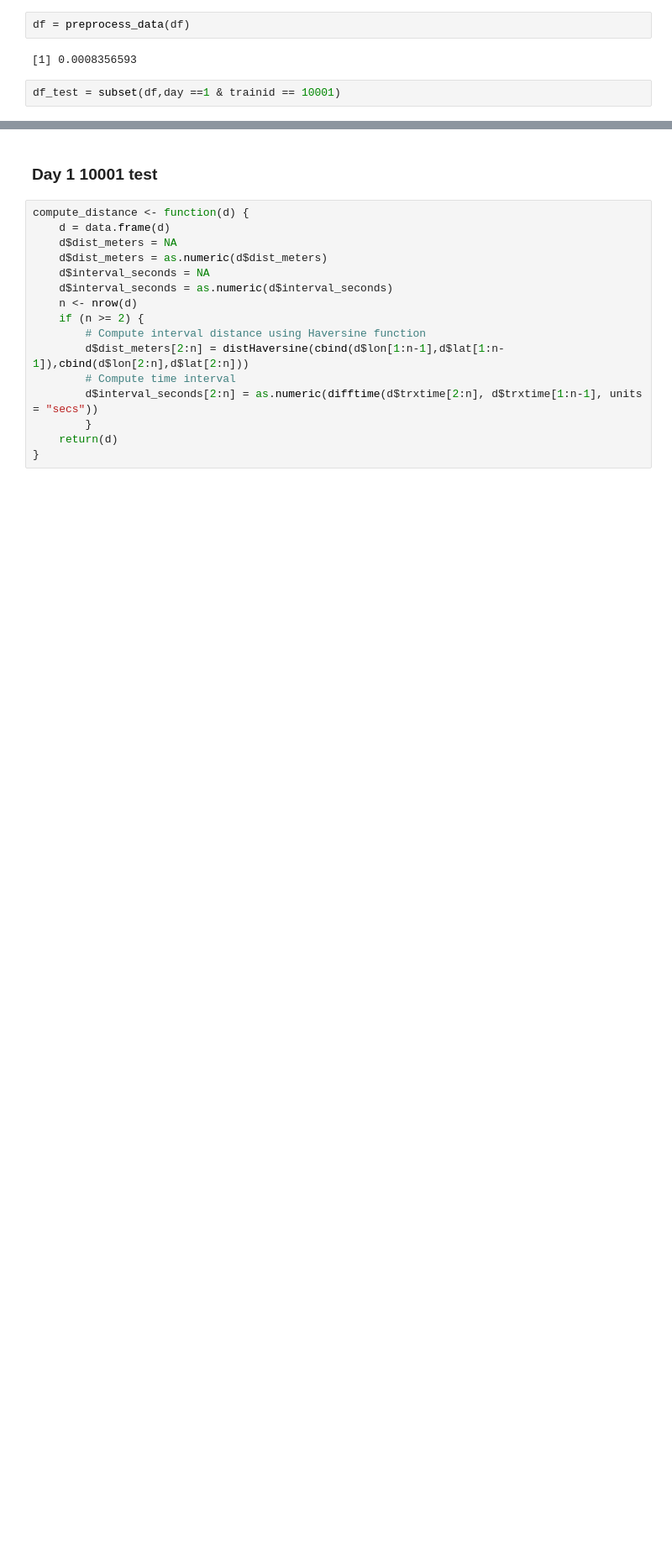
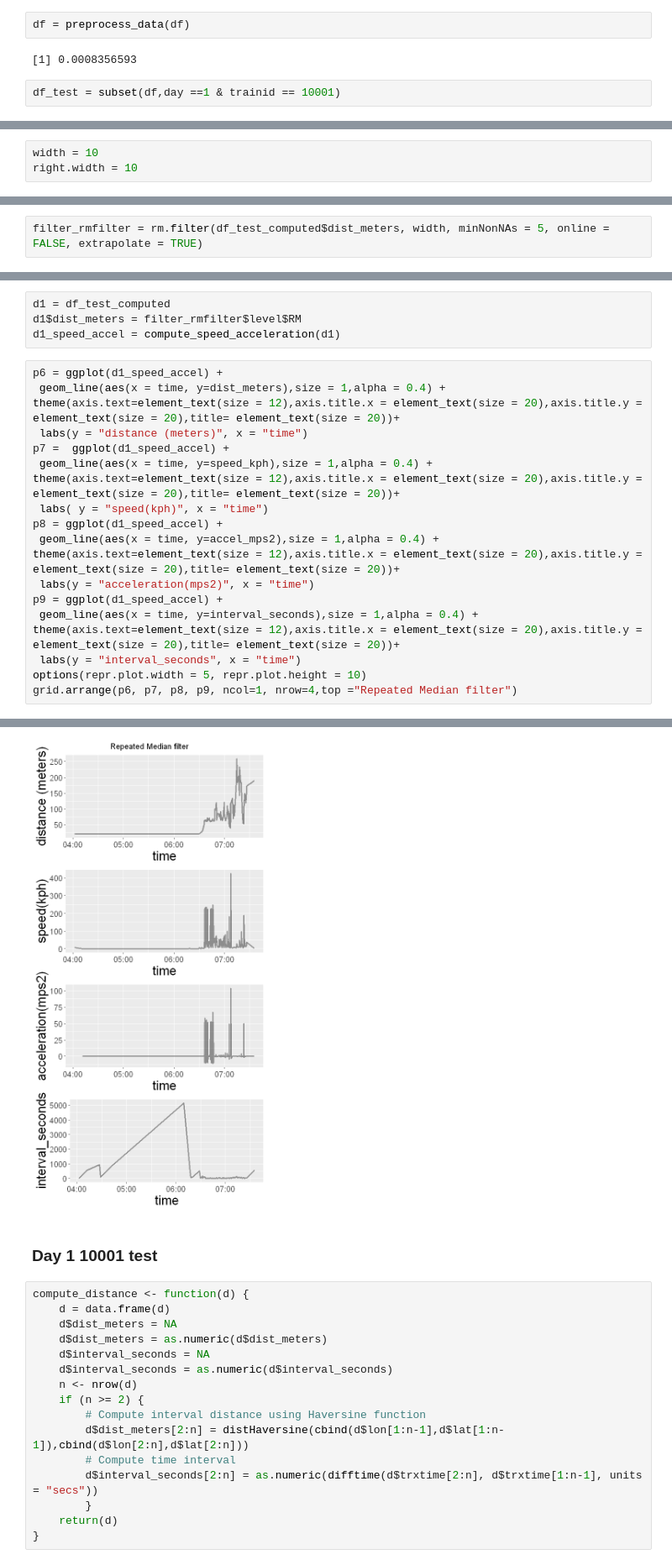
Before and after one commit to narslab/treem, a Jupyter notebook: bin/jupyter/vehicle-trajectory-computation.ipynb, the cells around one changed output, grey strips where cells are left out. Shown at 84% size. Drawn from its saved outputs; the diff is of its cells as text; blank space fills up the shorter version.

```diff
--- a/bin/jupyter/vehicle-trajectory-computation.ipynb
+++ b/bin/jupyter/vehicle-trajectory-computation.ipynb
@@ -104,0 +110,3 @@ df_test = subset(df,day ==1 & trainid == 10001)
+# %%
+width = 10
+right.width = 10
@@ -104,0 +122,2 @@ df_test = subset(df,day ==1 & trainid == 10001)
+# %%
+filter_rmfilter = rm.filter(df_test_computed$dist_meters, width, minNonNAs = 5, online = FALSE, extrapolate = TRUE)
@@ -104,0 +150,24 @@ df_test = subset(df,day ==1 & trainid == 10001)
+# %%
+d1 = df_test_computed
+d1$dist_meters = filter_rmfilter$level$RM
+d1_speed_accel = compute_speed_acceleration(d1)
+# %%
+p6 = ggplot(d1_speed_accel) +
+ geom_line(aes(x = time, y=dist_meters),size = 1,alpha = 0.4) +
+theme(axis.text=element_text(size = 12),axis.title.x = element_text(size = 20),axis.title.y = element_text(size = 20),title= element_text(size = 20))+
+ labs(y = "distance (meters)", x = "time")
+p7 =  ggplot(d1_speed_accel) +
+ geom_line(aes(x = time, y=speed_kph),size = 1,alpha = 0.4) +
+theme(axis.text=element_text(size = 12),axis.title.x = element_text(size = 20),axis.title.y = element_text(size = 20),title= element_text(size = 20))+
+ labs( y = "speed(kph)", x = "time")
+p8 = ggplot(d1_speed_accel) +
+ geom_line(aes(x = time, y=accel_mps2),size = 1,alpha = 0.4) +
+theme(axis.text=element_text(size = 12),axis.title.x = element_text(size = 20),axis.title.y = element_text(size = 20),title= element_text(size = 20))+
+ labs(y = "acceleration(mps2)", x = "time")
+p9 = ggplot(d1_speed_accel) +
+ geom_line(aes(x = time, y=interval_seconds),size = 1,alpha = 0.4) +
+theme(axis.text=element_text(size = 12),axis.title.x = element_text(size = 20),axis.title.y = element_text(size = 20),title= element_text(size = 20))+
+ labs(y = "interval_seconds", x = "time")
+options(repr.plot.width = 5, repr.plot.height = 10)
+grid.arrange(p6, p7, p8, p9, ncol=1, nrow=4,top ="Repeated Median filter")
+# %% [output]
@@ -105,3 +191,4 @@ df_test = subset(df,day ==1 & trainid == 10001)
+[figure, added]
 # %% [markdown]
 ### Day 1 10001 test
 # %%
```
Also changed, not shown: parts of 22 cells of this notebook, 3 other files.
